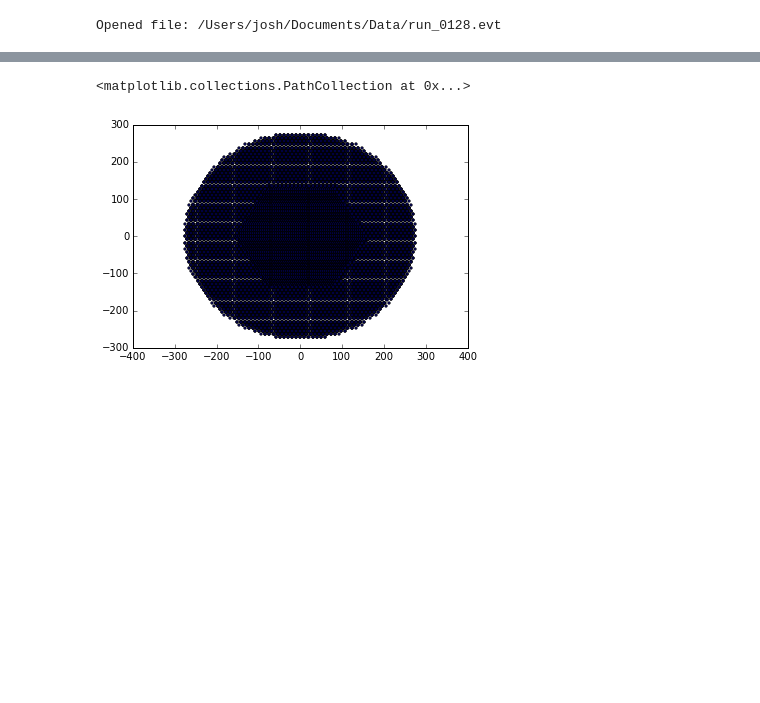
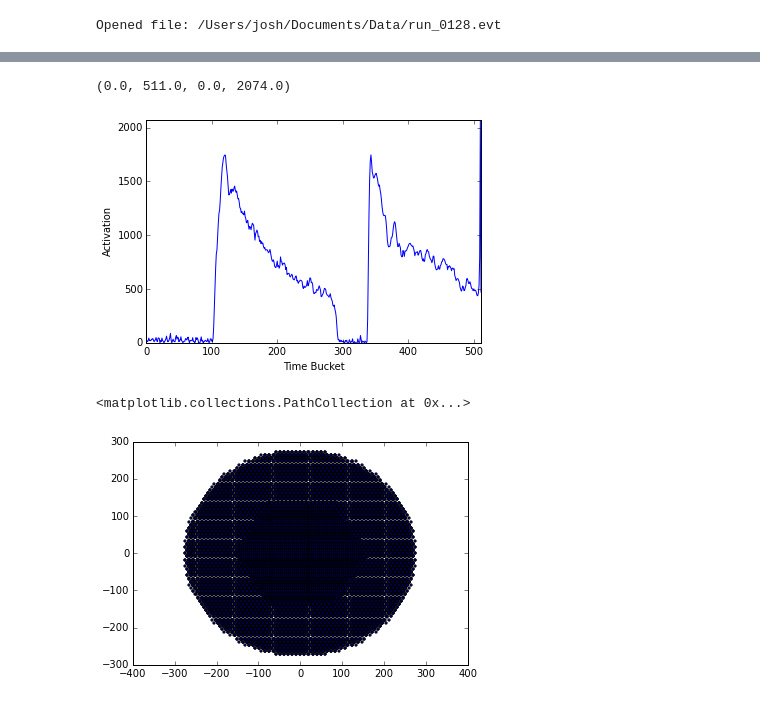
Before and after one commit to chchen123/pytpc, a Jupyter notebook: Testing.ipynb, the cells around one changed output, grey strips where cells are left out. Cells and saved outputs as stored; diff of their text form; code cells hidden in the pictures; blank space fills up the shorter version.

```diff
--- a/Testing.ipynb
+++ b/Testing.ipynb
@@ -52,3 +35,12 @@ plt.show()
+# %%
+mesh = evt.traces.sum((0,1,2,3))
+plt.plot(mesh, 'b-')
+plt.xlabel('Time Bucket')
+plt.ylabel('Activation')
+plt.axis('tight')
+# %% [output]
+(0.0, 511.0, 0.0, 2074.0)
+[figure, added]
 # %%
 pads = attpc.generate_pad_plane()
 # %%
```
Also changed, not shown: parts of 7 cells of this notebook, 1 other file.
